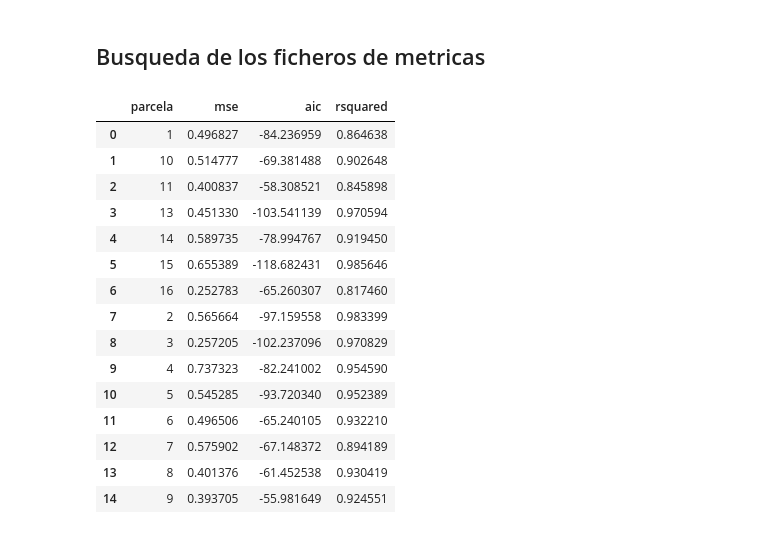
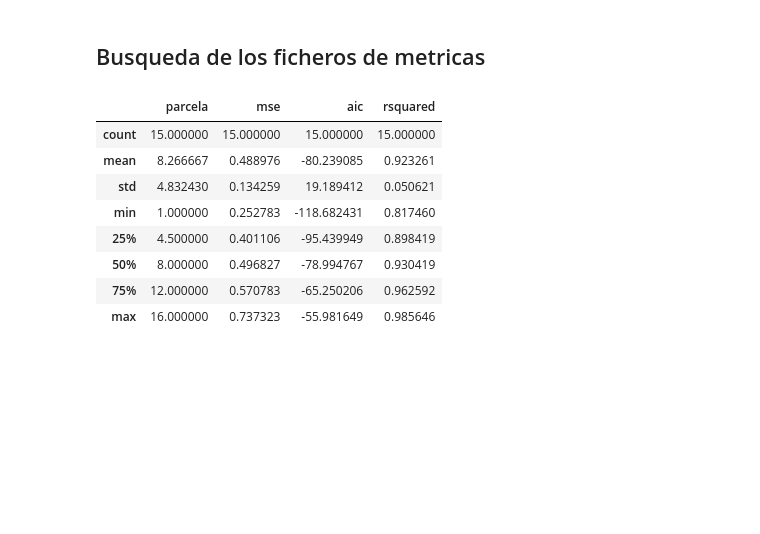
Before and after one commit to VivaldoGP/Tesis, a Jupyter notebook: data_analysis/notebooks/00_models_metrics.ipynb, the cells around one changed output. Drawn from its saved outputs; the diff is of its cells as text; code cells hidden in the pictures; blank space fills up the shorter version.

```diff
--- a/data_analysis/notebooks/00_models_metrics.ipynb
+++ b/data_analysis/notebooks/00_models_metrics.ipynb
@@ -28,22 +28,15 @@ for i in files:
     raw_data['rsquared'].append(i[0][1]['rsquared'])
 
 df = pd.DataFrame(raw_data)
-# %%
-df
-# %% [output]
-|  | parcela | mse | aic | rsquared |
-| 0 | 1 | 0.496827 | -84.236959 | 0.864638 |
-| 1 | 10 | 0.514777 | -69.381488 | 0.902648 |
-| 2 | 11 | 0.400837 | -58.308521 | 0.845898 |
-| 3 | 13 | 0.451330 | -103.541139 | 0.970594 |
-| 4 | 14 | 0.589735 | -78.994767 | 0.919450 |
-| 5 | 15 | 0.655389 | -118.682431 | 0.985646 |
-| 6 | 16 | 0.252783 | -65.260307 | 0.817460 |
-| 7 | 2 | 0.565664 | -97.159558 | 0.983399 |
-| 8 | 3 | 0.257205 | -102.237096 | 0.970829 |
-| 9 | 4 | 0.737323 | -82.241002 | 0.954590 |
-| 10 | 5 | 0.545285 | -93.720340 | 0.952389 |
-| 11 | 6 | 0.496506 | -65.240105 | 0.932210 |
-| 12 | 7 | 0.575902 | -67.148372 | 0.894189 |
-| 13 | 8 | 0.401376 | -61.452538 | 0.930419 |
-| 14 | 9 | 0.393705 | -55.981649 | 0.924551 |
+# %%
+df.describe()
+# %% [output]
+|  | parcela | mse | aic | rsquared |
+| count | 15.000000 | 15.000000 | 15.000000 | 15.000000 |
+| mean | 8.266667 | 0.488976 | -80.239085 | 0.923261 |
+| std | 4.832430 | 0.134259 | 19.189412 | 0.050621 |
+| min | 1.000000 | 0.252783 | -118.682431 | 0.817460 |
+| 25% | 4.500000 | 0.401106 | -95.439949 | 0.898419 |
+| 50% | 8.000000 | 0.496827 | -78.994767 | 0.930419 |
+| 75% | 12.000000 | 0.570783 | -65.250206 | 0.962592 |
+| max | 16.000000 | 0.737323 | -55.981649 | 0.985646 |
```
Also changed, not shown: 1 other file.
